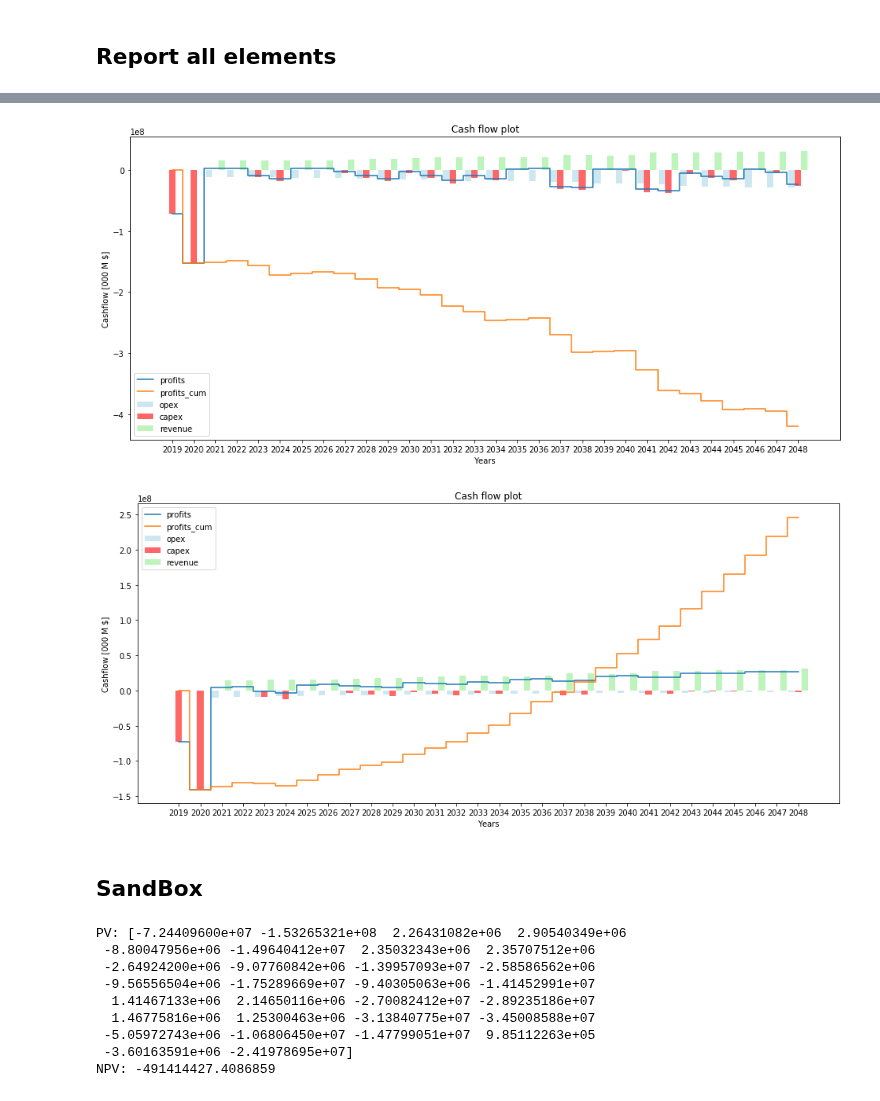
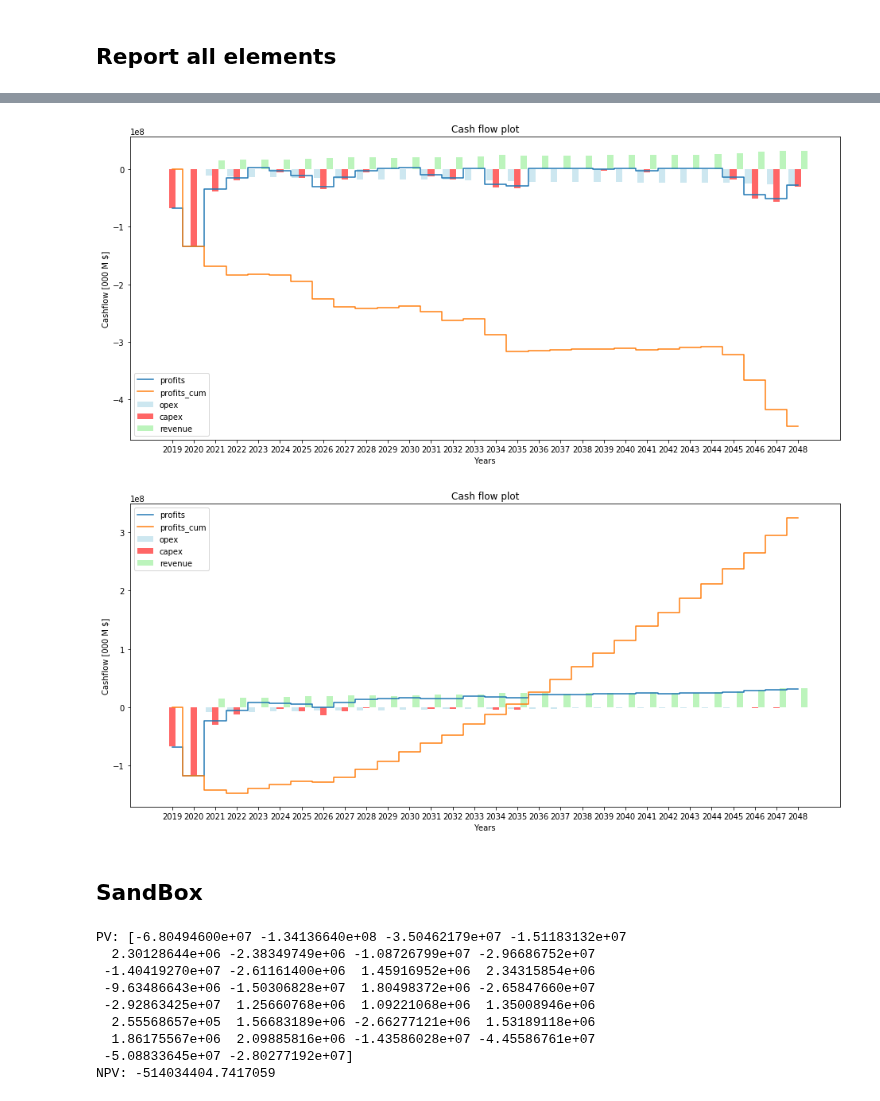
Before and after one commit to TUDelft-CITG/OpenTISim, a Jupyter notebook: notebooks/Example 01 - Basic example of terminal development.ipynb, the cells around one changed output, grey strips where cells are left out. Saved outputs shown, nothing was run; the diff lists cells and outputs as text; code cells hidden in the pictures.

Commit message:
Adjusted the notebook with wacc real

```diff
--- a/notebooks/Example 01 - Basic example of terminal development.ipynb
+++ b/notebooks/Example 01 - Basic example of terminal development.ipynb
@@ -84,25 +84,25 @@ Terminal.terminal_capacity_plot()
 # %%
 # add cash flow information for each of the Terminal elements
-cash_flows, cash_flows_WACC_nominal = Terminal.add_cashflow_elements()
+cash_flows, cash_flows_WACC_real = Terminal.add_cashflow_elements()
 # %%
 Terminal.cashflow_plot(cash_flows)
 # %% [output]
-[figure, old version]
+[figure, new version]
 # %%
-Terminal.cashflow_plot(cash_flows_WACC_nominal)
+Terminal.cashflow_plot(cash_flows_WACC_real)
 # %% [output]
-[figure, old version]
+[figure, new version]
 # %% [markdown]
 ## SandBox
 # %%
 Terminal.NPV()
 # %% [output]
-PV: [-7.24409600e+07 -1.53265321e+08  2.26431082e+06  2.90540349e+06
- -8.80047956e+06 -1.49640412e+07  2.35032343e+06  2.35707512e+06
- -2.64924200e+06 -9.07760842e+06 -1.39957093e+07 -2.58586562e+06
- -9.56556504e+06 -1.75289669e+07 -9.40305063e+06 -1.41452991e+07
-  1.41467133e+06  2.14650116e+06 -2.70082412e+07 -2.89235186e+07
-  1.46775816e+06  1.25300463e+06 -3.13840775e+07 -3.45008588e+07
- -5.05972743e+06 -1.06806450e+07 -1.47799051e+07  9.85112263e+05
- -3.60163591e+06 -2.41978695e+07]
-NPV: -491414427.4086859
+PV: [-6.80494600e+07 -1.34136640e+08 -3.50462179e+07 -1.51183132e+07
+  2.30128644e+06 -2.38349749e+06 -1.08726799e+07 -2.96686752e+07
+ -1.40419270e+07 -2.61161400e+06  1.45916952e+06  2.34315854e+06
+ -9.63486643e+06 -1.50306828e+07  1.80498372e+06 -2.65847660e+07
+ -2.92863425e+07  1.25660768e+06  1.09221068e+06  1.35008946e+06
+  2.55568657e+05  1.56683189e+06 -2.66277121e+06  1.53189118e+06
+  1.86175567e+06  2.09885816e+06 -1.43586028e+07 -4.45586761e+07
+ -5.08833645e+07 -2.80277192e+07]
+NPV: -514034404.7417059
```
Also changed, not shown: parts of 4 cells of this notebook, 1 other file.
